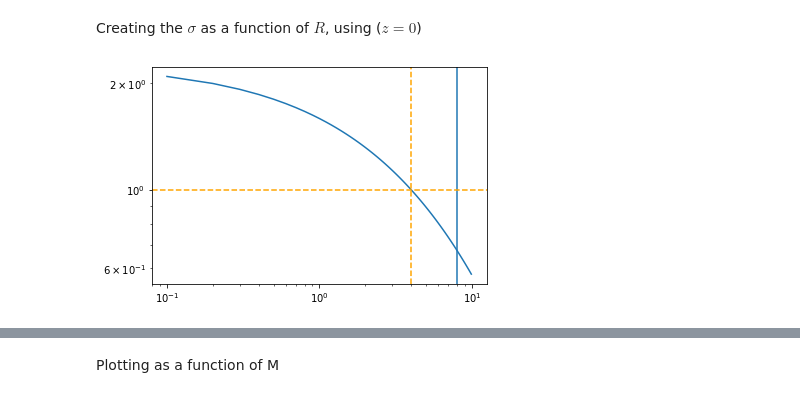
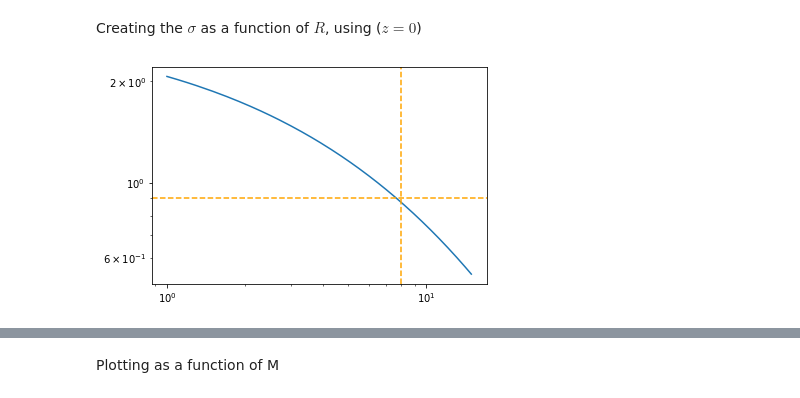
Before and after one commit to carle13/Galaxy-clusters-number-counts, a Jupyter notebook: analysis.ipynb, the cells around one changed output, grey strips where cells are left out. Saved outputs shown, nothing was run; the diff lists cells and outputs as text; code cells hidden in the pictures.

```diff
--- a/analysis.ipynb
+++ b/analysis.ipynb
@@ -84,7 +84,7 @@ plt.show()
 # %% [markdown]
 ## Diameter distance
 # %%
-k = [0, 0, 0, 1, 1, 1, 1, 1]
+k = [0, 0, 0, 0, 0, 0, 0, 0]
 diameter = [None] * (len(data)-1)
 for i in range(1, len(data)):
 	if k[i - 1] == 1:
@@ -121,7 +124,7 @@ plt.show()
 omega = 24 * np.pi / 180
 volume = [None] * (len(data)-1)
 for i in range(1, len(data)):
-	volume[i-1] = integrate.cumtrapz(diameter[i-1]**2 / data[i-1], data[0], initial=0) * omega**2 * 3**3
+	volume[i-1] = integrate.cumtrapz(diameter[i-1]**2 / data[i-1], data[0], initial=0) * omega**2 * 4282.7494**3
 # %%
 plt.figure()
 plt.title('Volume $\Lambda$CDM')
@@ -272,7 +273,7 @@ Defining the window function
 def w(x):
 	return (3/np.power(x, 3))*(np.sin(x) - x * np.cos(x))
 # %%
-window = w(fullPower[0]*8)
+window = w(fullPower[0]*11.4286)
 plt.figure()
 plt.loglog(fullPower[0], window)
 plt.show()
@@ -306,15 +307,13 @@ for i in range(len(DValues)-1):
 # %% [markdown]
 Creating the $\sigma$ as a function of $R$, using ($z=0$)
 # %%
-RValues = np.arange(0.0, 10.0, 0.1)
+RValues = np.arange(1.0, 15.0, 0.1)
 sigmaSquared = list(normFactor*normFactor*integrate.trapz(w(fullPower[0]*RValues[i])**2 * fullPower[1] * fullPower[0]**2) / (4*np.pi**2) for i in range(len(RValues)))
 # %%
 plt.figure()
 plt.loglog(RValues, sigmaSquared)
-plt.axvline(8)
-plt.axhline(1, color='orange', linestyle='--')
-# plt.axhline(0)
-plt.axvline(4, color='orange', linestyle='--')
+plt.axhline(0.9030, color='orange', linestyle='--')
+plt.axvline(8, color='orange', linestyle='--')
 plt.show()
 # %% [output]
-[figure, old version]
+[figure, new version]
```
Also changed, not shown: parts of 23 cells of this notebook, 5 other files.
